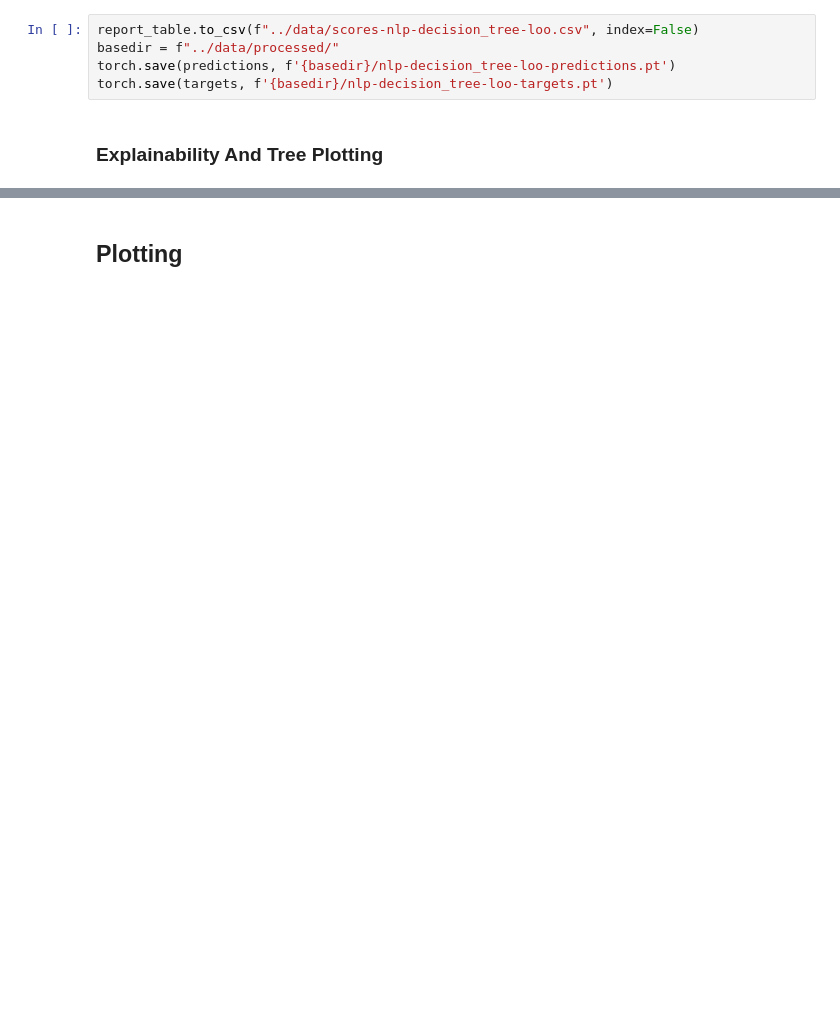
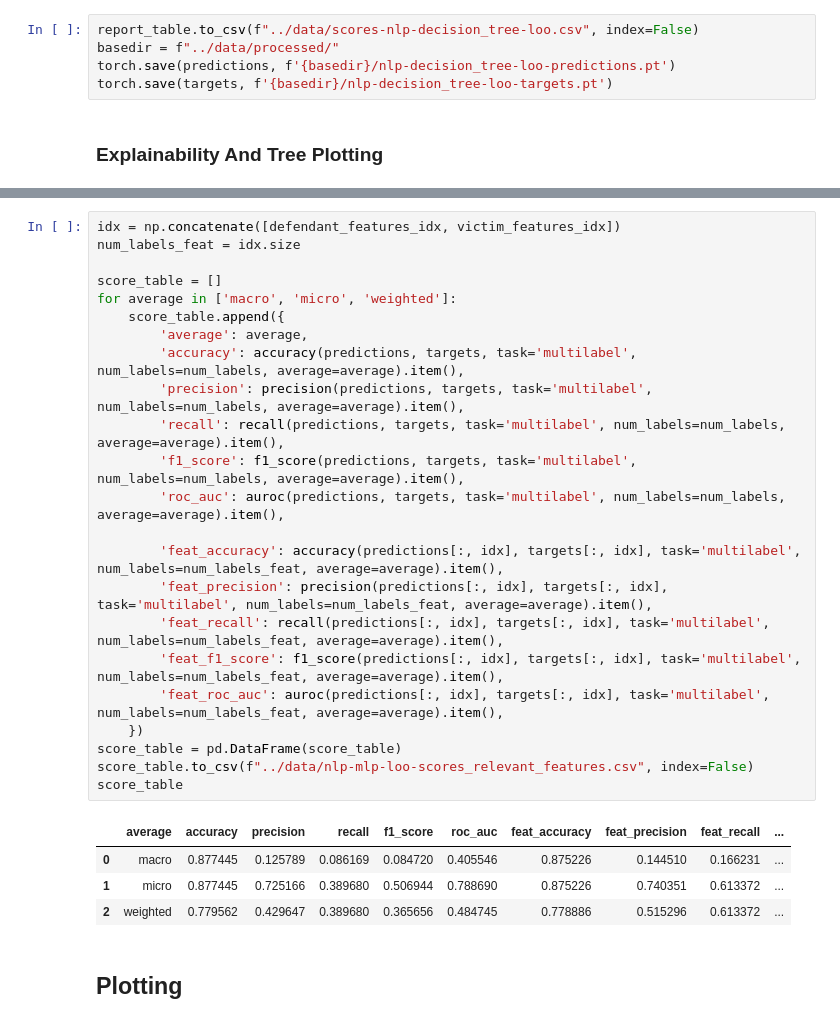
Before and after one commit to ribesstefano/ml4justice-feature-predictor, a Jupyter notebook: notebooks/ml4justice_nlp.ipynb, the cells around one changed output, grey strips where cells are left out. Cells and saved outputs as stored; diff of their text form; blank space fills up the shorter version.

```diff
--- a/notebooks/ml4justice_nlp.ipynb
+++ b/notebooks/ml4justice_nlp.ipynb
@@ -1311,2 +1555,30 @@ plot_decision_tree(pipeline, label='violazione stop o semaforo o codice della st
+# %%
+idx = np.concatenate([defendant_features_idx, victim_features_idx])
+num_labels_feat = idx.size
+
+score_table = []
+for average in ['macro', 'micro', 'weighted']:
+    score_table.append({
+        'average': average,
+        'accuracy': accuracy(predictions, targets, task='multilabel', num_labels=num_labels, average=average).item(),
+        'precision': precision(predictions, targets, task='multilabel', num_labels=num_labels, average=average).item(),
+        'recall': recall(predictions, targets, task='multilabel', num_labels=num_labels, average=average).item(),
+        'f1_score': f1_score(predictions, targets, task='multilabel', num_labels=num_labels, average=average).item(),
+        'roc_auc': auroc(predictions, targets, task='multilabel', num_labels=num_labels, average=average).item(),
+
+        'feat_accuracy': accuracy(predictions[:, idx], targets[:, idx], task='multilabel', num_labels=num_labels_feat, average=average).item(),
+        'feat_precision': precision(predictions[:, idx], targets[:, idx], task='multilabel', num_labels=num_labels_feat, average=average).item(),
+        'feat_recall': recall(predictions[:, idx], targets[:, idx], task='multilabel', num_labels=num_labels_feat, average=average).item(),
+        'feat_f1_score': f1_score(predictions[:, idx], targets[:, idx], task='multilabel', num_labels=num_labels_feat, average=average).item(),
+        'feat_roc_auc': auroc(predictions[:, idx], targets[:, idx], task='multilabel', num_labels=num_labels_feat, average=average).item(),
+    })
+score_table = pd.DataFrame(score_table)
+score_table.to_csv(f"../data/nlp-mlp-loo-scores_relevant_features.csv", index=False)
+score_table
+# %% [output]
+|  | average | accuracy | precision | recall | f1_score | roc_auc | feat_accuracy | feat_precision | feat_recall | ... |
+| 0 | macro | 0.877445 | 0.125789 | 0.086169 | 0.084720 | 0.405546 | 0.875226 | 0.144510 | 0.166231 | ... |
+| 1 | micro | 0.877445 | 0.725166 | 0.389680 | 0.506944 | 0.788690 | 0.875226 | 0.740351 | 0.613372 | ... |
+| 2 | weighted | 0.779562 | 0.429647 | 0.389680 | 0.365656 | 0.484745 | 0.778886 | 0.515296 | 0.613372 | ... |
 # %% [markdown]
 ## Plotting
```
Also changed, not shown: parts of 48 cells of this notebook.
